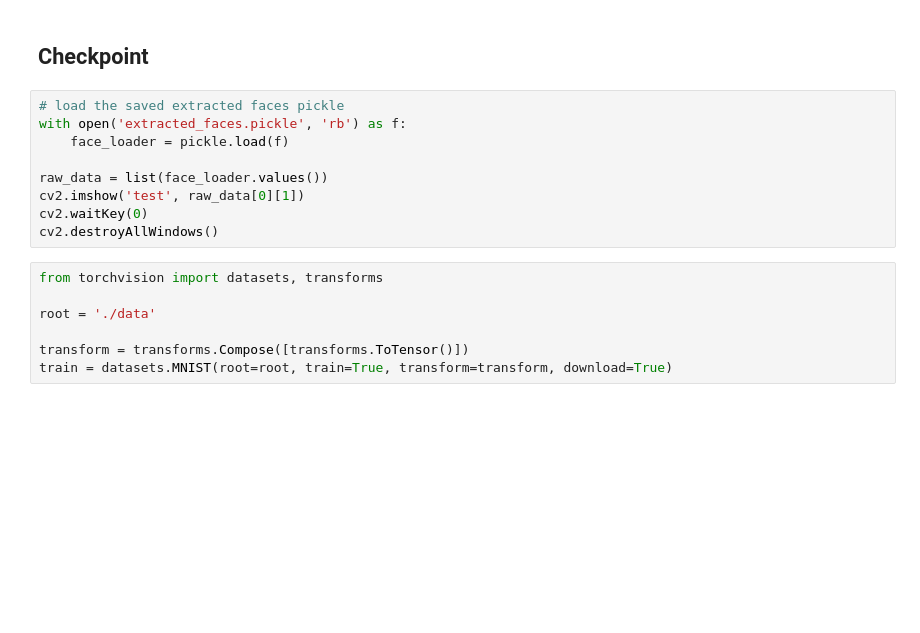
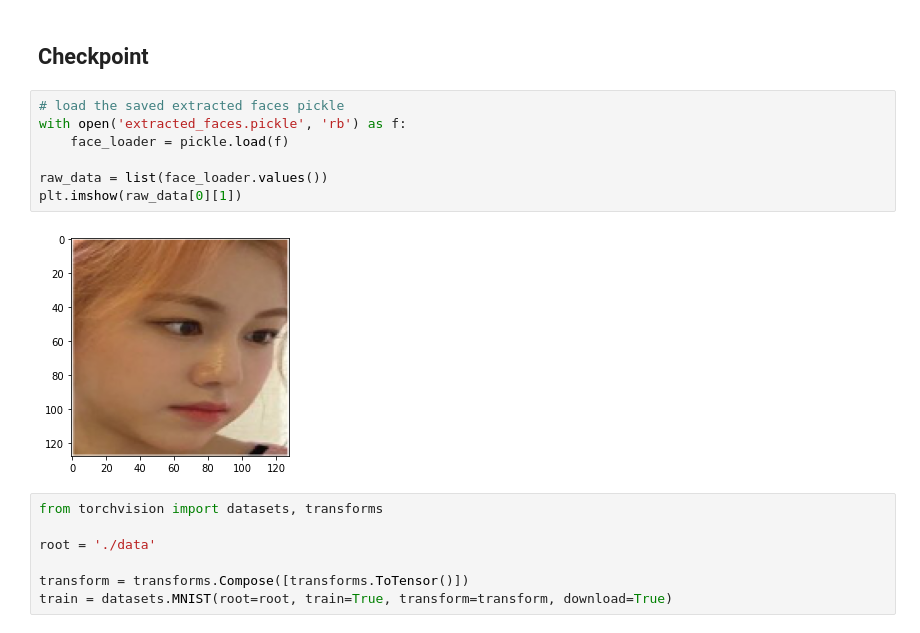
Before and after one commit to archeltaneka/facial-expression-reader, a Jupyter notebook: playground.ipynb, the cells around one changed output. Saved outputs shown, nothing was run; the diff lists cells and outputs as text; blank space fills up the shorter version.

```diff
--- a/playground.ipynb
+++ b/playground.ipynb
@@ -94,12 +101,12 @@ cv2.destroyAllWindows()
 # %%
 # load the saved extracted faces pickle
 with open('extracted_faces.pickle', 'rb') as f:
     face_loader = pickle.load(f)
 
 raw_data = list(face_loader.values())
-cv2.imshow('test', raw_data[0][1])
-cv2.waitKey(0)
-cv2.destroyAllWindows()
+plt.imshow(raw_data[0][1])
+# %% [output]
+[figure, added]
 # %%
 from torchvision import datasets, transforms
 
```
Also changed, not shown: parts of 6 cells of this notebook, 1 other file.
